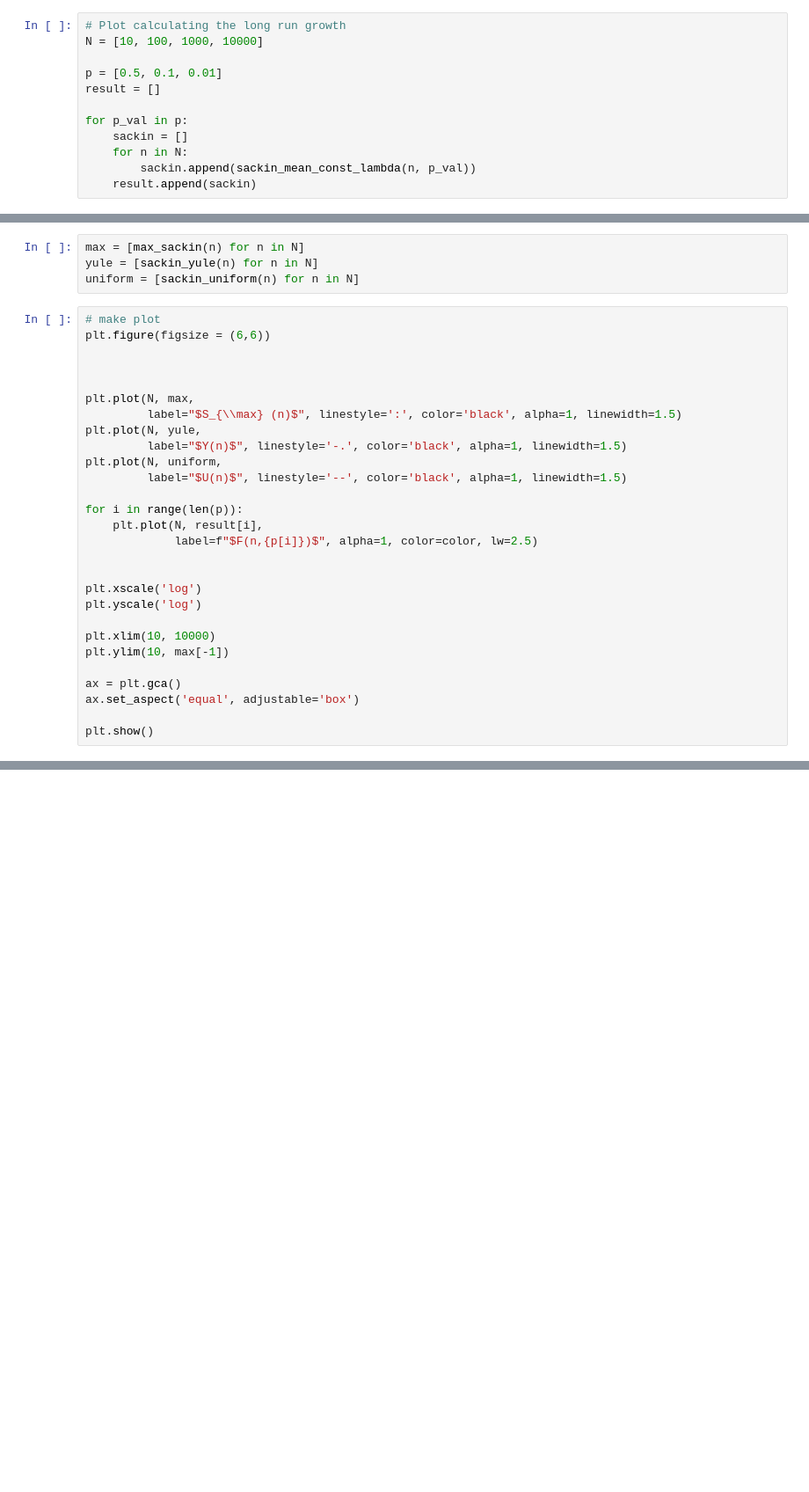
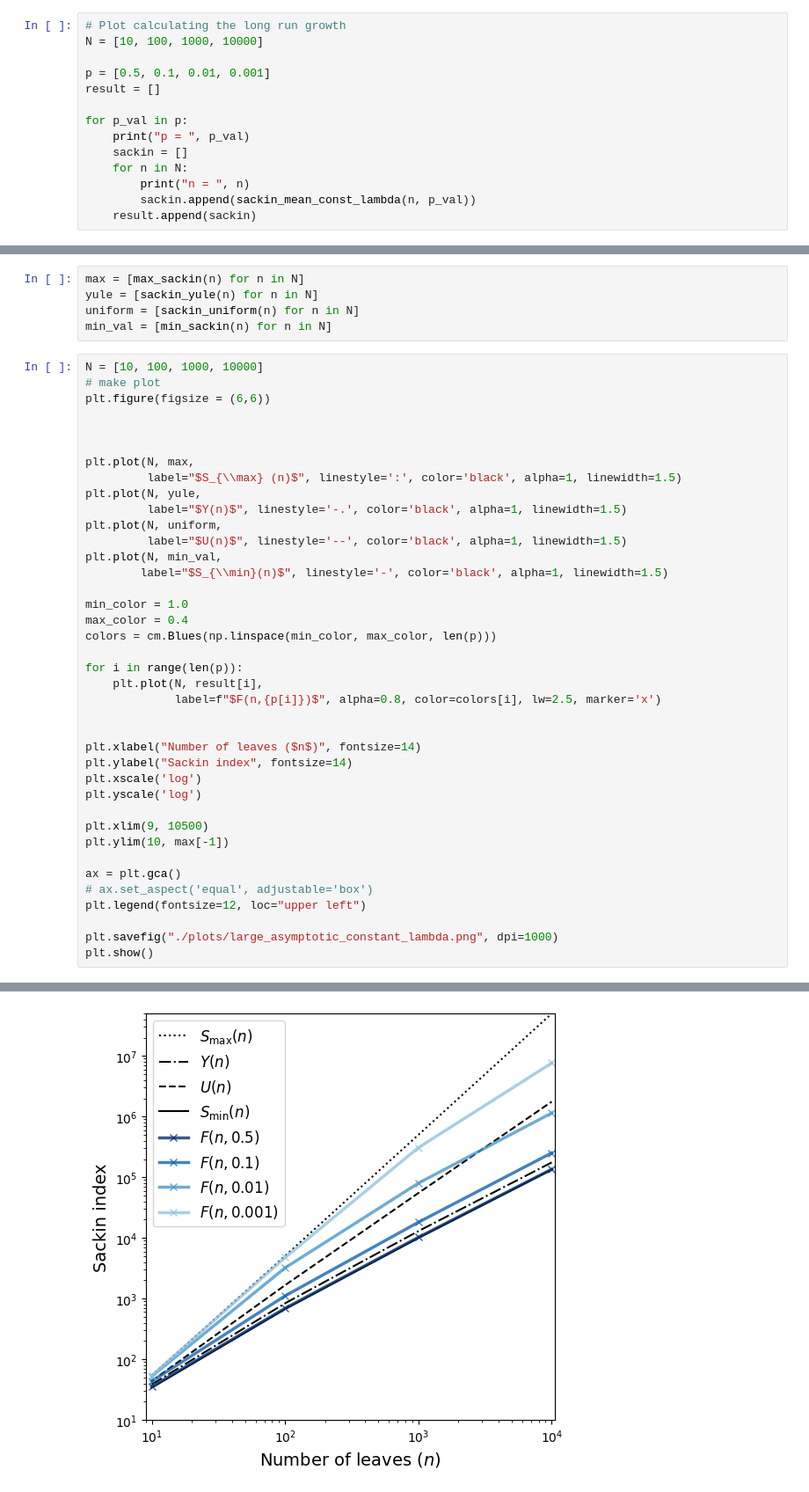
Before and after one commit to dbauman18/biased_speciation_calculation, a Jupyter notebook: biased_speciation.ipynb, the cells around one changed output, grey strips where cells are left out. Shown at 88% size. Cells and saved outputs as stored; diff of their text form; blank space fills up the shorter version.

Commit message:
asymptotic stuff

```diff
--- a/biased_speciation.ipynb
+++ b/biased_speciation.ipynb
@@ -604,11 +604,13 @@ plt.show()
 # Plot calculating the long run growth
 N = [10, 100, 1000, 10000]
 
-p = [0.5, 0.1, 0.01]
+p = [0.5, 0.1, 0.01, 0.001]
 result = []
 
 for p_val in p:
+    print("p = ", p_val)
     sackin = []
     for n in N:
+        print("n = ", n)
         sackin.append(sackin_mean_const_lambda(n, p_val))
     result.append(sackin)
@@ -616,7 +639,9 @@ for p_val in p:
 max = [max_sackin(n) for n in N]
 yule = [sackin_yule(n) for n in N]
 uniform = [sackin_uniform(n) for n in N]
+min_val = [min_sackin(n) for n in N]
 # %%
+N = [10, 100, 1000, 10000]
 # make plot
 plt.figure(figsize = (6,6))
 
@@ -628,20 +653,30 @@ plt.plot(N, yule,
          label="$Y(n)$", linestyle='-.', color='black', alpha=1, linewidth=1.5)
 plt.plot(N, uniform,
          label="$U(n)$", linestyle='--', color='black', alpha=1, linewidth=1.5)
+plt.plot(N, min_val,
+        label="$S_{\\min}(n)$", linestyle='-', color='black', alpha=1, linewidth=1.5)
+
+min_color = 1.0
+max_color = 0.4
+colors = cm.Blues(np.linspace(min_color, max_color, len(p)))
 
 for i in range(len(p)):
     plt.plot(N, result[i],
-             label=f"$F(n,{p[i]})$", alpha=1, color=color, lw=2.5)
+             label=f"$F(n,{p[i]})$", alpha=0.8, color=colors[i], lw=2.5, marker='x')
 
 
+plt.xlabel("Number of leaves ($n$)", fontsize=14)
+plt.ylabel("Sackin index", fontsize=14)
 plt.xscale('log')
 plt.yscale('log')
 
-plt.xlim(10, 10000)
+plt.xlim(9, 10500)
 plt.ylim(10, max[-1])
 
 ax = plt.gca()
-ax.set_aspect('equal', adjustable='box')
+# ax.set_aspect('equal', adjustable='box')
+plt.legend(fontsize=12, loc="upper left")
 
+plt.savefig("./plots/large_asymptotic_constant_lambda.png", dpi=1000)
 plt.show()
 # %% [output]
@@ -649,0 +683 @@ NameError: name 'N' is not defined
+[figure, added]
```
Also changed, not shown: parts of 2 cells of this notebook, 1 other file.
